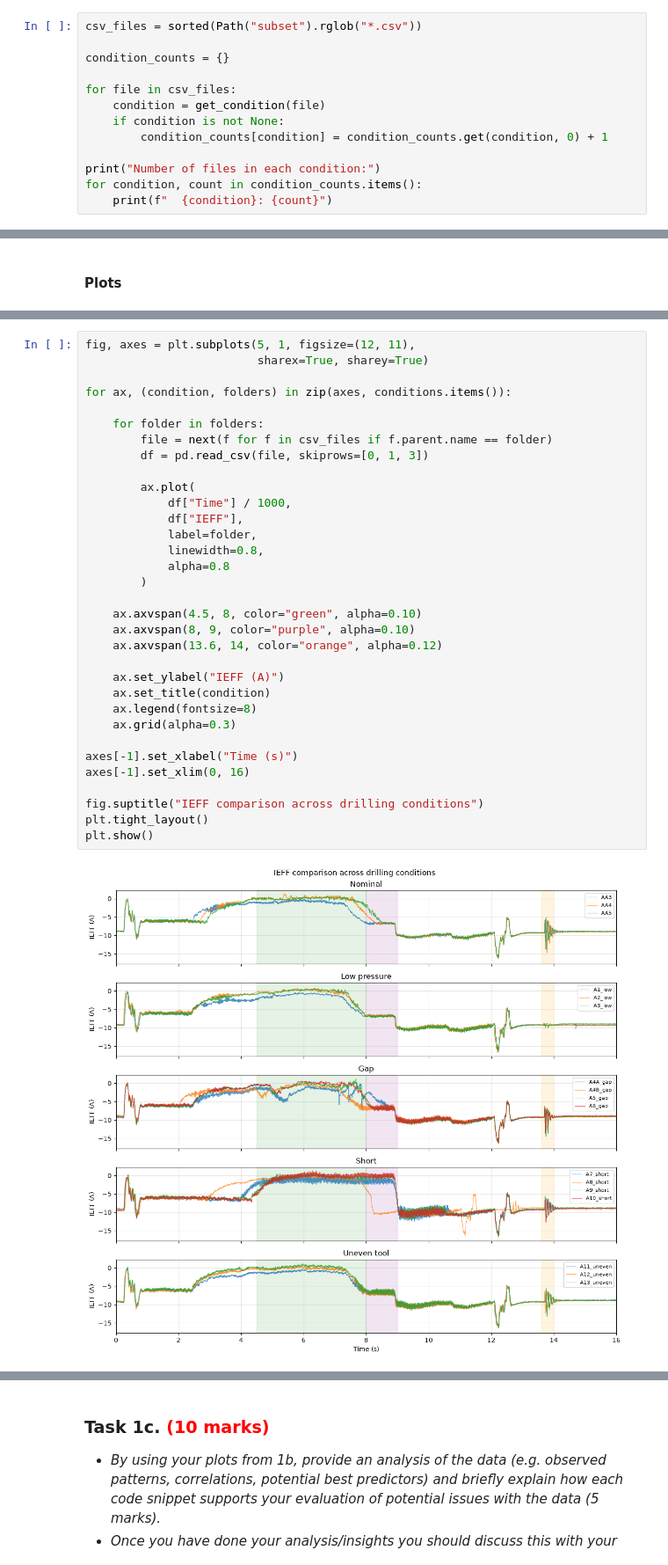
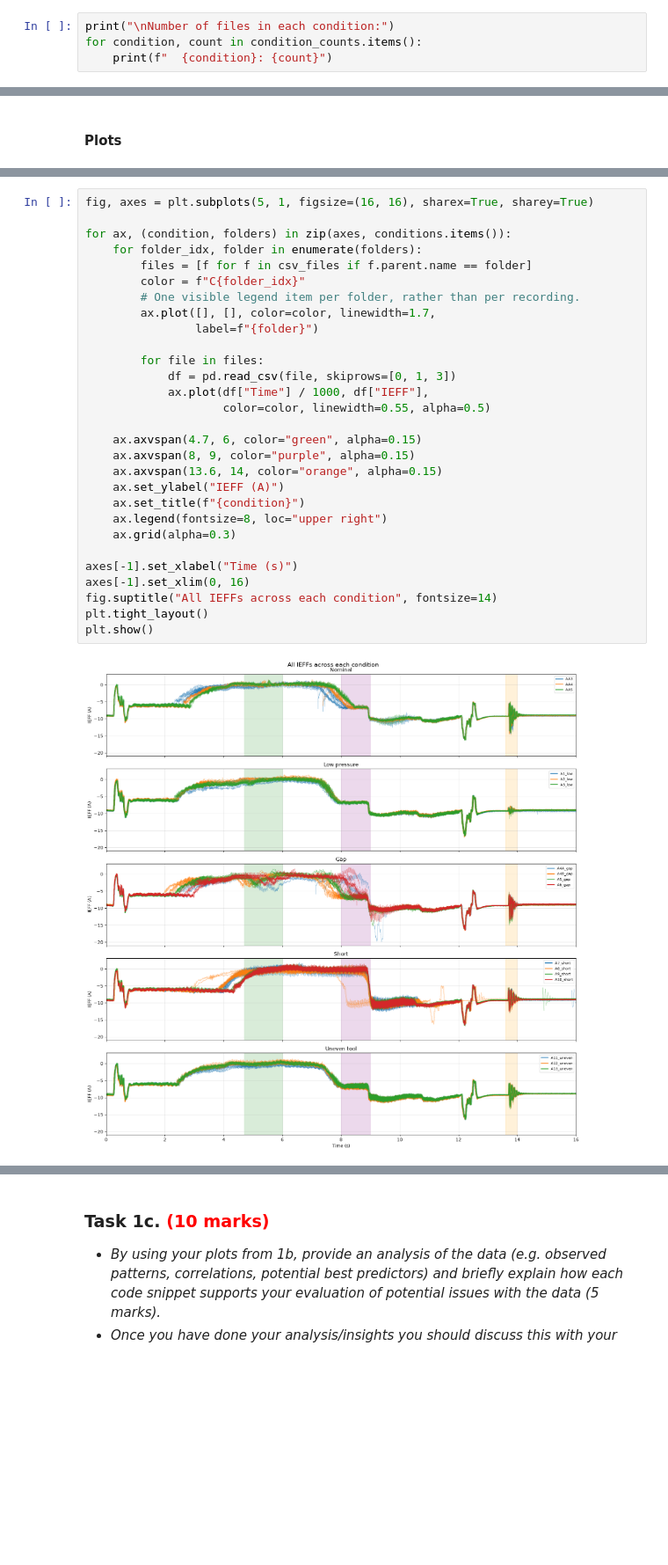
Before and after one commit to Eillcon/Machine-learning-case-study, a Jupyter notebook: 202627_MMME4125_cw_egyco3.ipynb, the cells around one changed output, grey strips where cells are left out. Shown at 88% size. Cells and saved outputs as stored; diff of their text form; blank space fills up the shorter version.

```diff
--- a/202627_MMME4125_cw_egyco3.ipynb
+++ b/202627_MMME4125_cw_egyco3.ipynb
@@ -211,14 +231,5 @@ def get_condition(file):
 # %%
-csv_files = sorted(Path("subset").rglob("*.csv"))
-
-condition_counts = {}
-
-for file in csv_files:
-    condition = get_condition(file)
-    if condition is not None:
-        condition_counts[condition] = condition_counts.get(condition, 0) + 1
-
-print("Number of files in each condition:")
+print("\nNumber of files in each condition:")
 for condition, count in condition_counts.items():
     print(f"  {condition}: {count}")
 # %% [output]
@@ -276,35 +301,31 @@ plt.show()
 # %%
-fig, axes = plt.subplots(5, 1, figsize=(12, 11),
-                         sharex=True, sharey=True)
+fig, axes = plt.subplots(5, 1, figsize=(16, 16), sharex=True, sharey=True)
 
 for ax, (condition, folders) in zip(axes, conditions.items()):
+    for folder_idx, folder in enumerate(folders):
+        files = [f for f in csv_files if f.parent.name == folder]
+        color = f"C{folder_idx}"
+        # One visible legend item per folder, rather than per recording.
+        ax.plot([], [], color=color, linewidth=1.7,
+                label=f"{folder}")
 
-    for folder in folders:
-        file = next(f for f in csv_files if f.parent.name == folder)
-        df = pd.read_csv(file, skiprows=[0, 1, 3])
+        for file in files:
+            df = pd.read_csv(file, skiprows=[0, 1, 3])
+            ax.plot(df["Time"] / 1000, df["IEFF"],
+                    color=color, linewidth=0.55, alpha=0.5)
 
-        ax.plot(
-            df["Time"] / 1000,
-            df["IEFF"],
-            label=folder,
-            linewidth=0.8,
-            alpha=0.8
-        )
-
-    ax.axvspan(4.5, 8, color="green", alpha=0.10)
-    ax.axvspan(8, 9, color="purple", alpha=0.10)
-    ax.axvspan(13.6, 14, color="orange", alpha=0.12)
-
+    ax.axvspan(4.7, 6, color="green", alpha=0.15)
+    ax.axvspan(8, 9, color="purple", alpha=0.15)
+    ax.axvspan(13.6, 14, color="orange", alpha=0.15)
     ax.set_ylabel("IEFF (A)")
-    ax.set_title(condition)
-    ax.legend(fontsize=8)
+    ax.set_title(f"{condition}")
+    ax.legend(fontsize=8, loc="upper right")
     ax.grid(alpha=0.3)
 
 axes[-1].set_xlabel("Time (s)")
 axes[-1].set_xlim(0, 16)
-
-fig.suptitle("IEFF comparison across drilling conditions")
+fig.suptitle("All IEFFs across each condition", fontsize=14)
 plt.tight_layout()
 plt.show()
 # %% [output]
-[figure, old version]
+[figure, new version]
```
Also changed, not shown: parts of 15 cells of this notebook.
